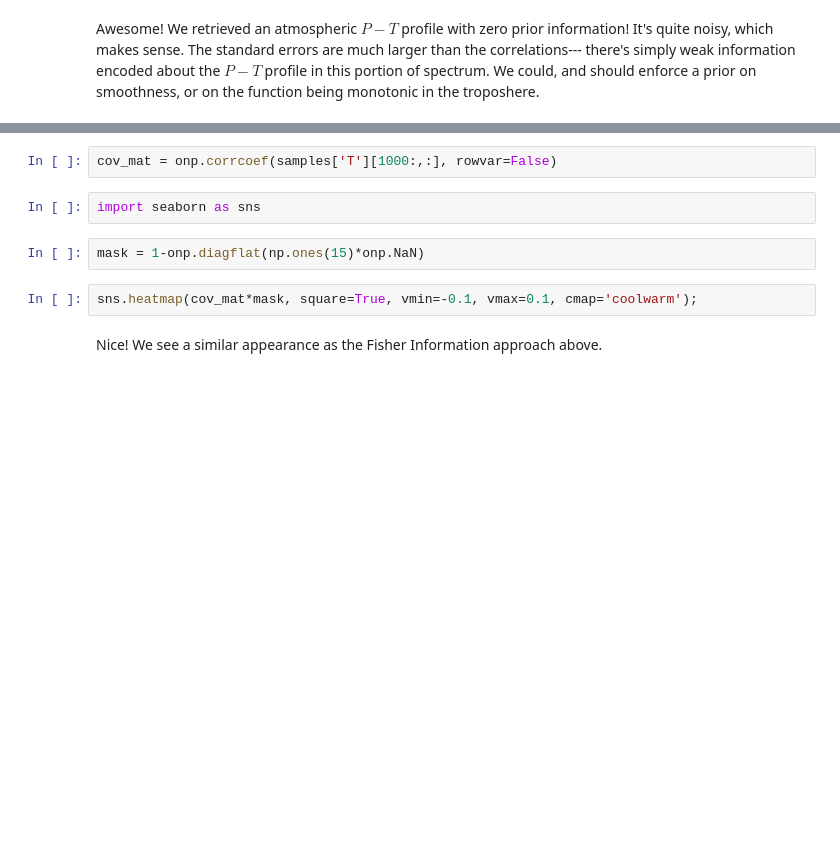
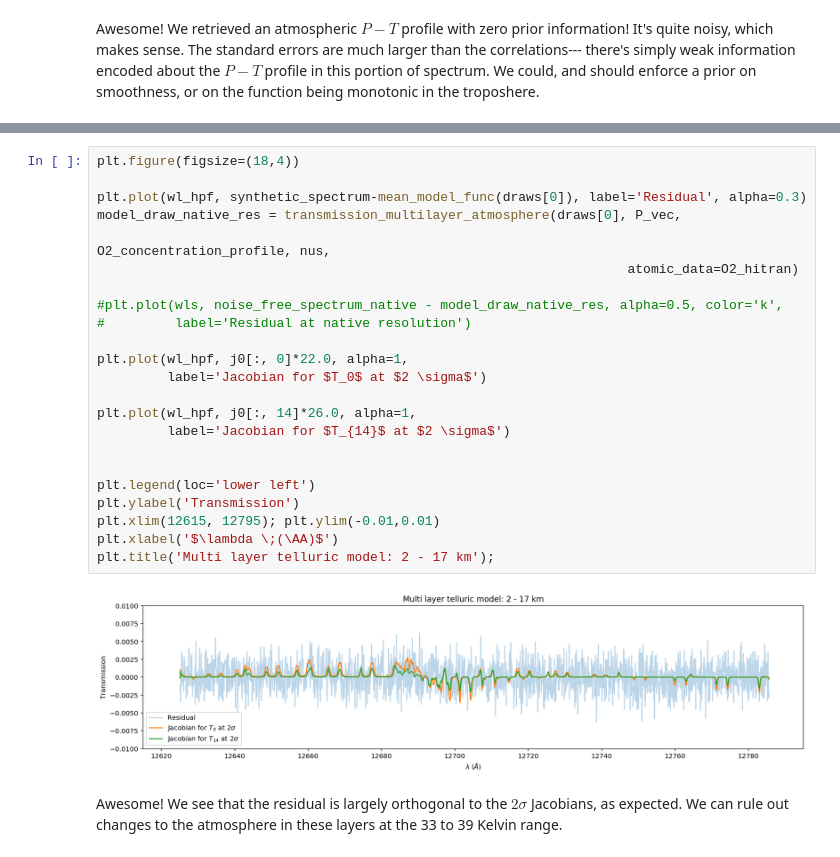
Before and after one commit to BrownDwarf/fiatlux, a Jupyter notebook: notebooks/09_atmospheric_retrieval.ipynb, the cells around one changed output, grey strips where cells are left out. Saved outputs shown, nothing was run; the diff lists cells and outputs as text; blank space fills up the shorter version.

Commit message:
Atmospheric retrieval with just the Fisher matrix and Hessians

```diff
--- a/notebooks/09_atmospheric_retrieval.ipynb
+++ b/notebooks/09_atmospheric_retrieval.ipynb
@@ -496,10 +406,27 @@ plt.yscale('log')
-# %%
-cov_mat = onp.corrcoef(samples['T'][1000:,:], rowvar=False)
-# %%
-import seaborn as sns
-# %%
-mask = 1-onp.diagflat(np.ones(15)*onp.NaN)
-# %%
-sns.heatmap(cov_mat*mask, square=True, vmin=-0.1, vmax=0.1, cmap='coolwarm');
-# %% [markdown]
-Nice!  We see a similar appearance as the Fisher Information approach above.
+# %%
+plt.figure(figsize=(18,4))
+
+plt.plot(wl_hpf, synthetic_spectrum-mean_model_func(draws[0]), label='Residual', alpha=0.3)
+model_draw_native_res = transmission_multilayer_atmosphere(draws[0], P_vec,
+                                                                    O2_concentration_profile, nus,
+                                                                    atomic_data=O2_hitran)
+
+#plt.plot(wls, noise_free_spectrum_native - model_draw_native_res, alpha=0.5, color='k',
+#         label='Residual at native resolution')
+
+plt.plot(wl_hpf, j0[:, 0]*22.0, alpha=1,
+         label='Jacobian for $T_0$ at $2 \sigma$')
+
+plt.plot(wl_hpf, j0[:, 14]*26.0, alpha=1,
+         label='Jacobian for $T_{14}$ at $2 \sigma$')
+
+
+plt.legend(loc='lower left')
+plt.ylabel('Transmission')
+plt.xlim(12615, 12795); plt.ylim(-0.01,0.01)
+plt.xlabel('$\lambda \;(\AA)$')
+plt.title('Multi layer telluric model: 2 - 17 km');
+# %% [output]
+[figure, added]
+# %% [markdown]
+Awesome!  We see that the residual is largely orthogonal to the $2\sigma$ Jacobians, as expected.  We can rule out changes to the atmosphere in these layers at the 33 to 39 Kelvin range.
```
Also changed, not shown: parts of 25 cells of this notebook.
